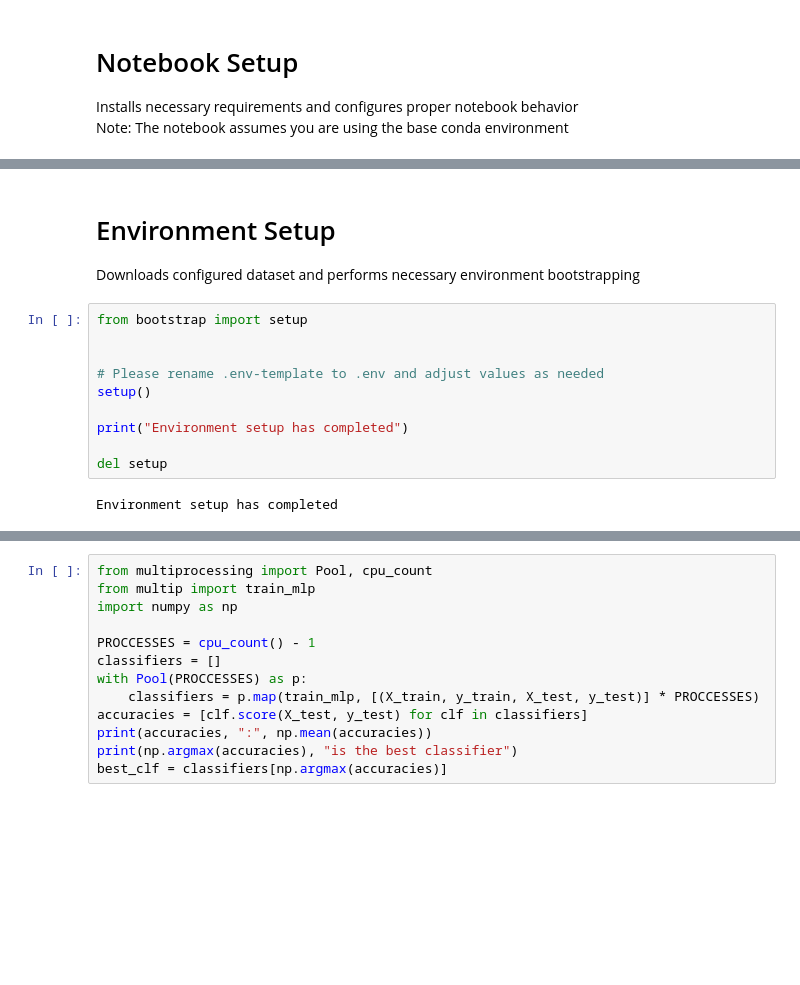
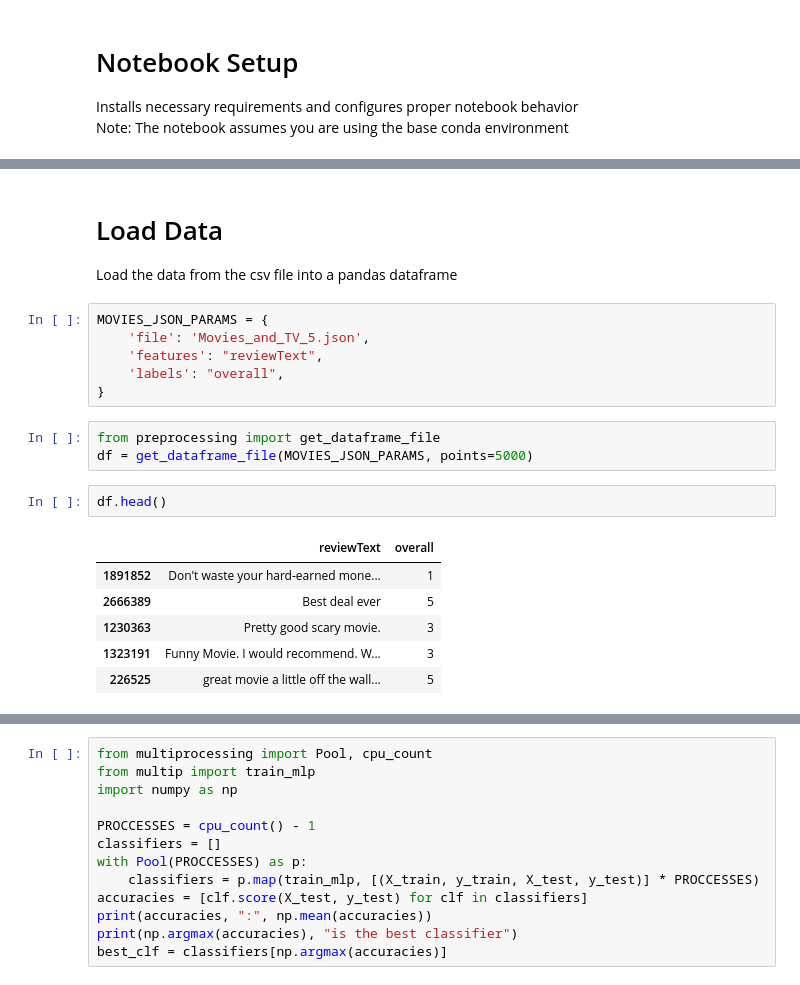
Before and after one commit to wumphlett/ML-Project, a Jupyter notebook: project.ipynb, the cells around one changed output, grey strips where cells are left out. Saved outputs shown, nothing was run; the diff lists cells and outputs as text; blank space fills up the shorter version.

```diff
--- a/project.ipynb
+++ b/project.ipynb
@@ -13,17 +11,23 @@ The autoreload extension is already loaded. To reload it, use:
 Notebook setup has completed
 # %% [markdown]
-# Environment Setup
-Downloads configured dataset and performs necessary environment bootstrapping
+# Load Data
+Load the data from the csv file into a pandas dataframe
-# %%
-from bootstrap import setup
-
-
-# Please rename .env-template to .env and adjust values as needed
-setup()
-
-print("Environment setup has completed")
-
-del setup
-# %% [output]
-Environment setup has completed
+# %%
+MOVIES_JSON_PARAMS = {
+    'file': 'Movies_and_TV_5.json',
+    'features': "reviewText",
+    'labels': "overall",
+}
+# %%
+from preprocessing import get_dataframe_file
+df = get_dataframe_file(MOVIES_JSON_PARAMS, points=5000)
+# %%
+df.head()
+# %% [output]
+|  | reviewText | overall |
+| 1891852 | Don't waste your hard-earned mone... | 1 |
+| 2666389 | Best deal ever | 5 |
+| 1230363 | Pretty good scary movie. | 3 |
+| 1323191 | Funny Movie. I would recommend. W... | 3 |
+| 226525 | great movie a little off the wall... | 5 |
 # %% [markdown]
```
Also changed, not shown: parts of 12 cells of this notebook, 2 other files.
